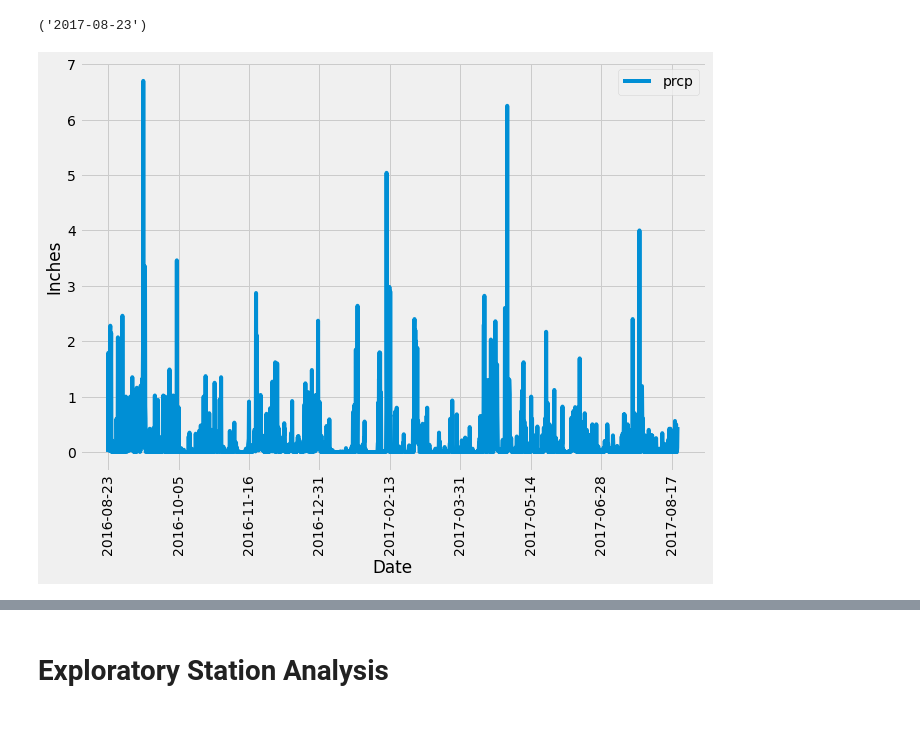
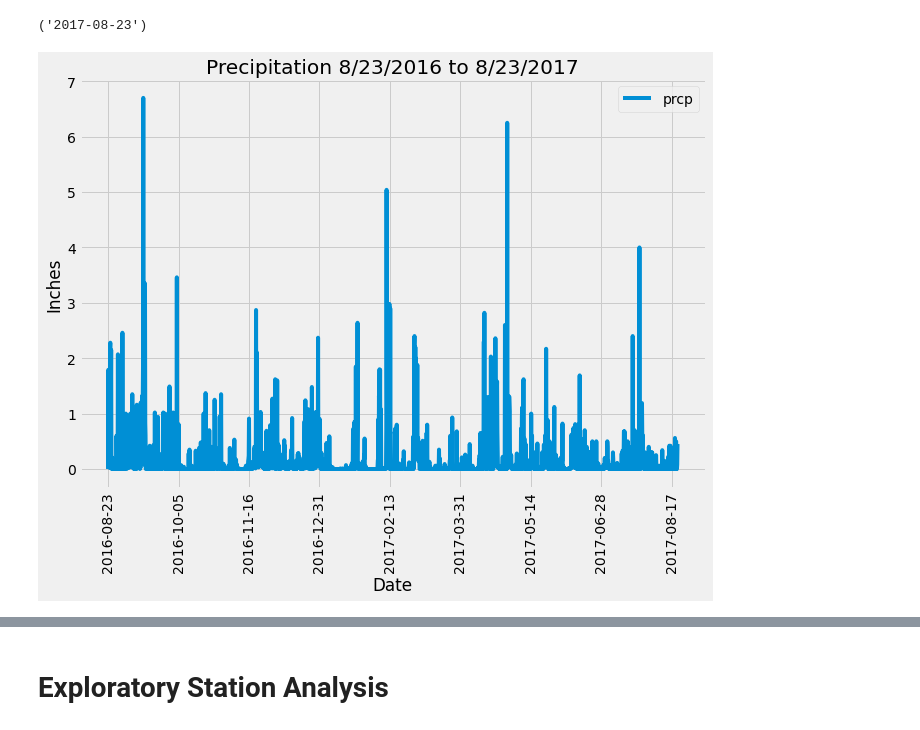
Before and after one commit to mpetersen49/sqlalchemy-challenge, a Jupyter notebook: climate_starter.ipynb, the cells around one changed output, grey strips where cells are left out. Cells and saved outputs as stored; diff of their text form; code cells hidden in the pictures.

```diff
--- a/climate_starter.ipynb
+++ b/climate_starter.ipynb
@@ -48,34 +48,36 @@ most_recent_date
 # %%
 # Design a query to retrieve the last 12 months of precipitation data and plot the results.
 # Starting from the most recent data point in the database.
 
 # Calculate the date one year from the last date in data set.
-query_date = dt.date(2017,8,23) - dt.timedelta(days=365)
+#query_date = dt.date(2017,8,23) - dt.timedelta(days=365)
+query_date = dt.datetime.strptime(most_recent_date[0], '%Y-%m-%d').date() - dt.timedelta(days=365)
 
 # Perform a query to retrieve the data and precipitation scores
 precip = session.query(Measurement.date, Measurement.prcp).filter(Measurement.date >= query_date).all()
 
 # Save the query results as a Pandas DataFrame and set the index to the date column
 precip_df = pd.DataFrame(precip).set_index("date")
 # precip_df["date"] = pd.to_datetime(precip_df["date"])
 # precip_df.set_index("date", inplace=True)
 
 # Sort the dataframe by date
 precip_sorted = precip_df.sort_values("date").dropna()
 
 # fig, ax = plt.subplots()
 
 # plt.bar(precip_sorted.index, precip_sorted["prcp"])
 # ticklabels = ['']*len(precip_sorted.index)
 # ticklabels[::40] = [item for item in precip_sorted.index[::40]]
 # ax.xaxis.set_major_formatter(ticker.FixedFormatter(ticklabels))
 # fig.autofmt_xdate()
 
 precip_sorted.plot(figsize=(10,7), x_compat=True, rot=90, legend=True)
 plt.xlabel("Date")
 plt.ylabel("Inches")
+plt.title("Precipitation 8/23/2016 to 8/23/2017")
 plt.show()
 # %% [output]
-[figure, old version]
+[figure, new version]
 # %%
 # Use Pandas to calcualte the summary statistics for the precipitation data
```
Also changed, not shown: parts of 7 cells of this notebook.
